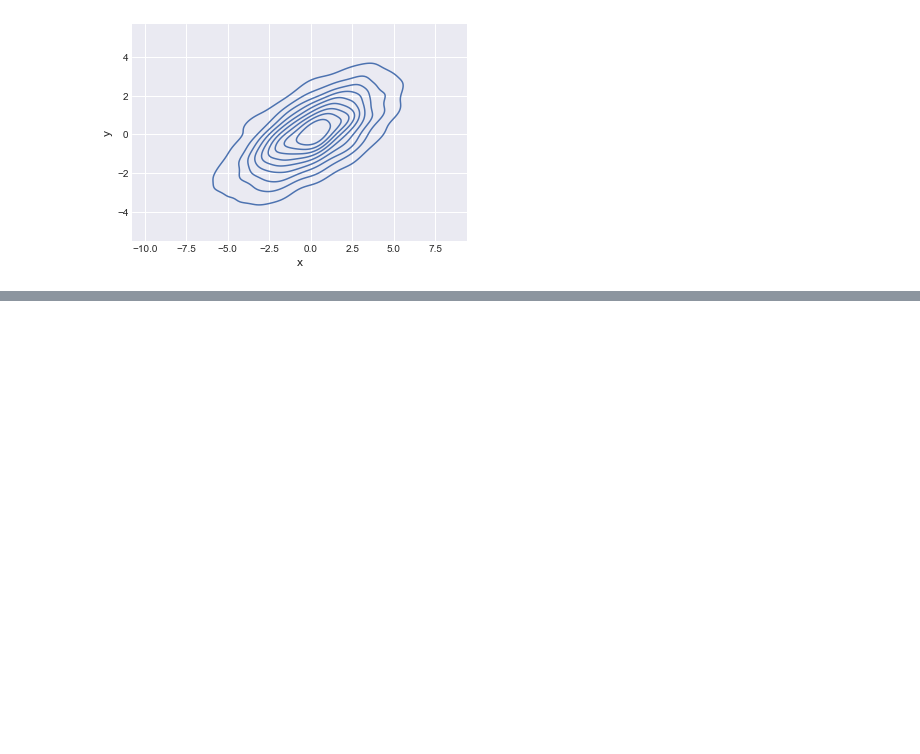
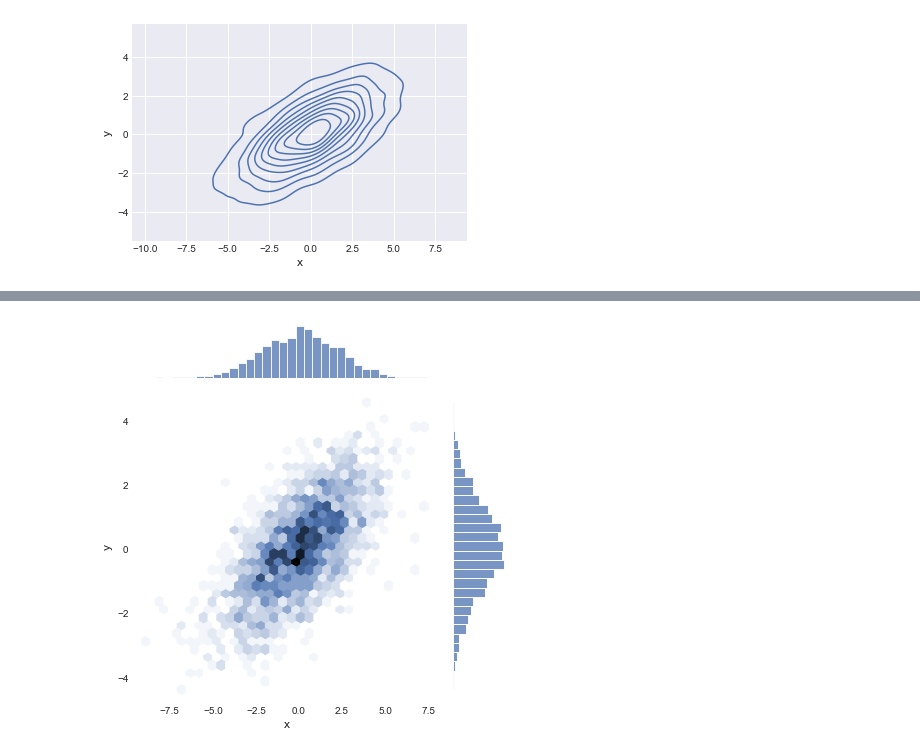
Before and after one commit to jackyhuynh/Data_Visualization_using_Python_Seaborn, a Jupyter notebook: Untitled.ipynb, the cells around one changed output, grey strips where cells are left out. Saved outputs shown, nothing was run; the diff lists cells and outputs as text; code cells hidden in the pictures; blank space fills up the shorter version.

```diff
--- a/Untitled.ipynb
+++ b/Untitled.ipynb
@@ -401,0 +409,5 @@ sns.kdeplot(data=data,x='x',y='y');
+# %%
+with sns.axes_style('white'):
+    sns.jointplot("x", "y", data, kind='hex')
+# %% [output]
+[figure, added]
```
Also changed, not shown: parts of 7 cells of this notebook.
